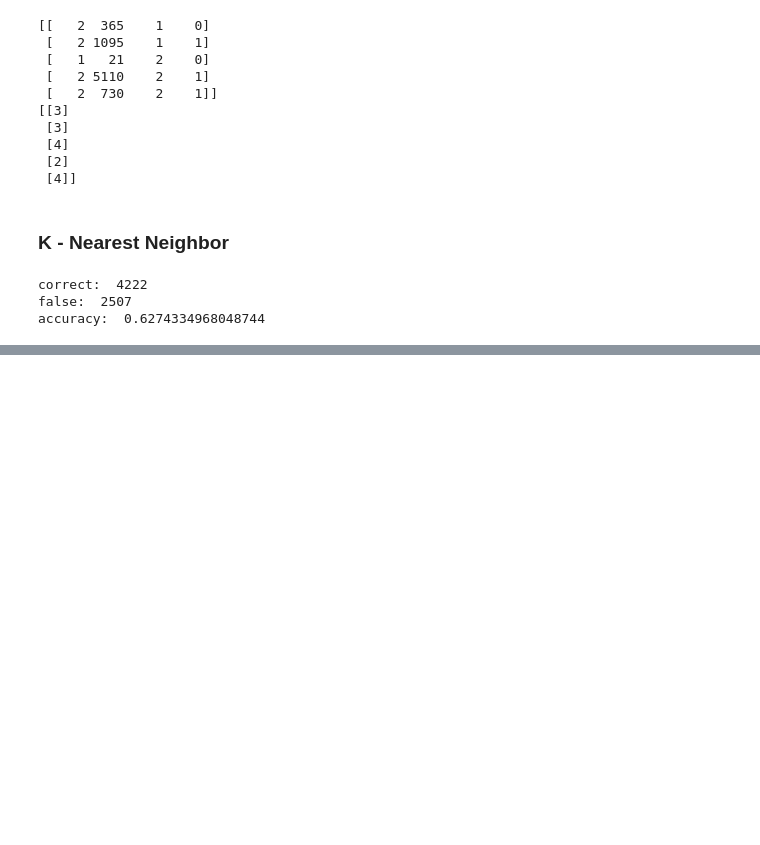
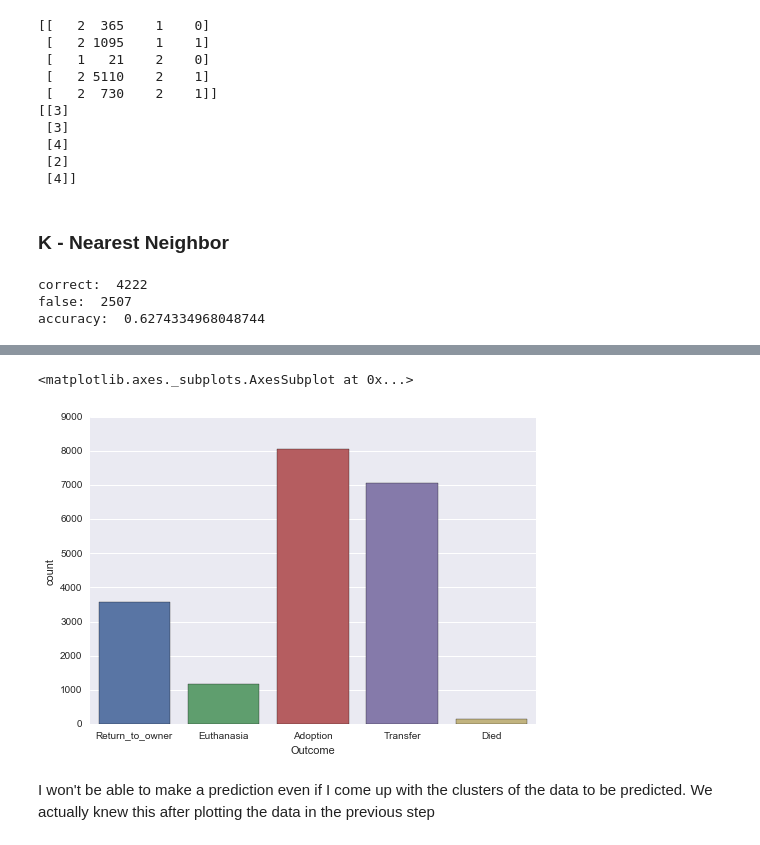
Before and after one commit to Bogazici-SWE546-Spring2016/SWE546_Final_Project, a Jupyter notebook: IdilGun_FinalAssignment.ipynb, the cells around one changed output, grey strips where cells are left out. Saved outputs shown, nothing was run; the diff lists cells and outputs as text; code cells hidden in the pictures; blank space fills up the shorter version.

```diff
--- a/IdilGun_FinalAssignment.ipynb
+++ b/IdilGun_FinalAssignment.ipynb
@@ -388,0 +481,7 @@ accuracy:  0.6274334968048744
+# %%
+sns.countplot(df_clusters.Outcome)
+# %% [output]
+<matplotlib.axes._subplots.AxesSubplot at 0x...>
+[figure, added]
+# %% [markdown]
+I won't be able to make a prediction even if I come up with the clusters of the data to be predicted. We actually knew this after plotting the data in the previous step
```
Also changed, not shown: parts of 16 cells of this notebook.
